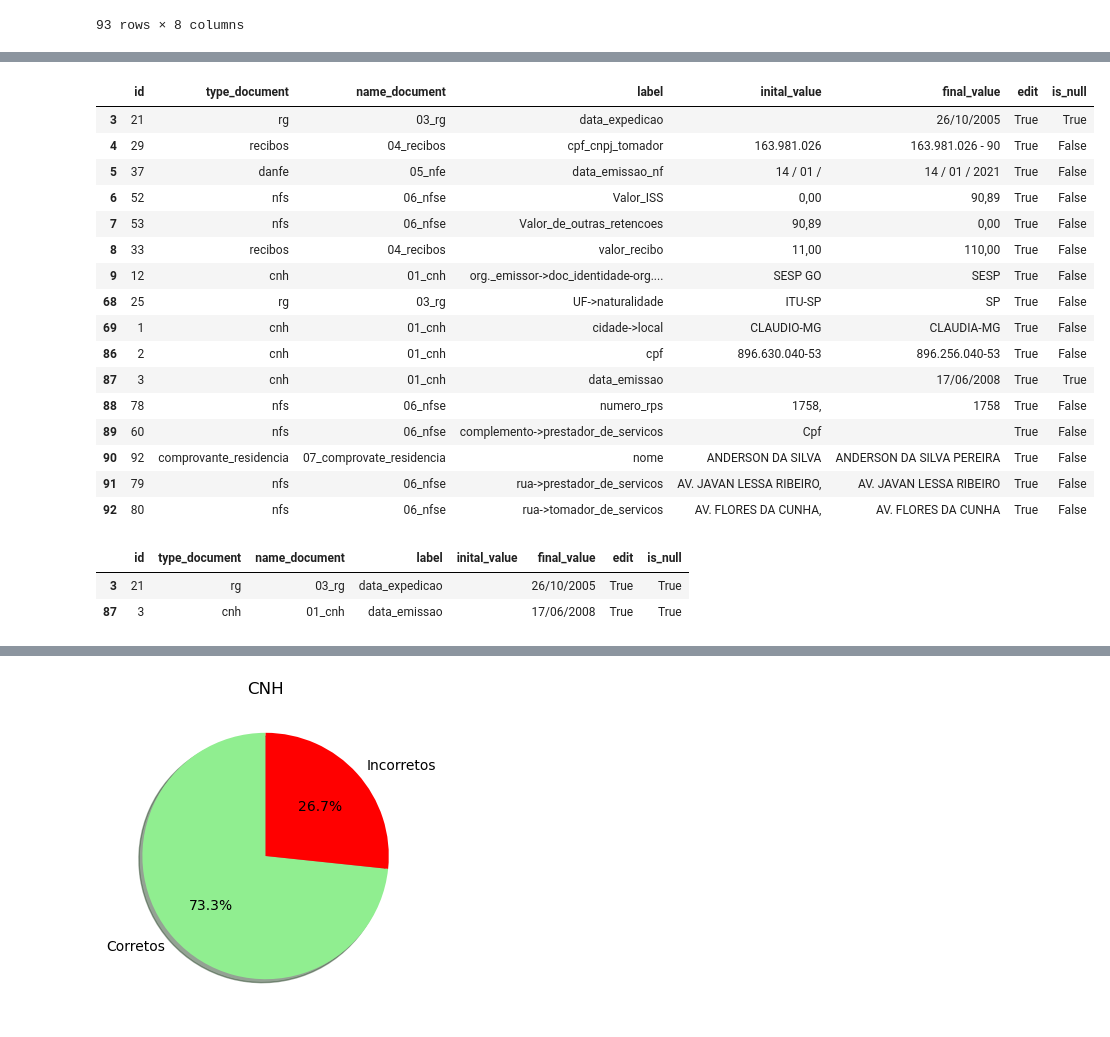
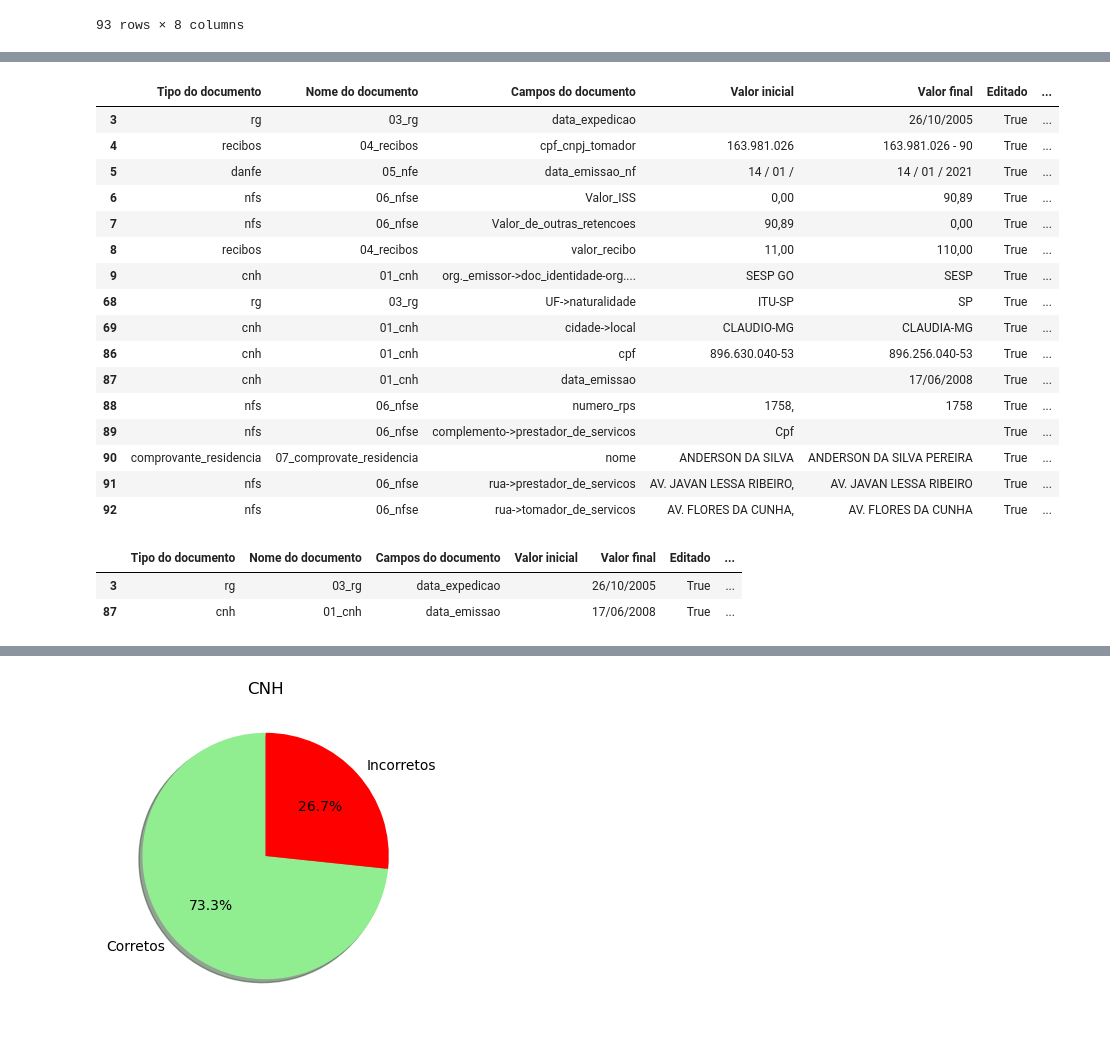
Before and after one commit to giclocate/data-analysis-di2win, a Jupyter notebook: main.ipynb, the cells around one changed output, grey strips where cells are left out. Cells and saved outputs as stored; diff of their text form; code cells hidden in the pictures.

```diff
--- a/main.ipynb
+++ b/main.ipynb
@@ -41,3 +41,13 @@ display(df)
 | 91 | 79 | nfs | 06_nfse | rua->prestador_de_servicos | AV. JAVAN LESSA RIBEIRO, | AV. JAVAN LESSA RIBEIRO | True | False |
 | 92 | 80 | nfs | 06_nfse | rua->tomador_de_servicos | AV. FLORES DA CUNHA, | AV. FLORES DA CUNHA | True | False |
 93 rows × 8 columns
+# %%
+df.rename(columns={
+    'type_document': 'Tipo do documento',
+    'name_document': 'Nome do documento',
+    'label': 'Campos do documento',
+    'inital_value': 'Valor inicial',
+    'final_value': 'Valor final',
+    'edit': 'Editado',
+    'is_null': 'Vazio'
+}, inplace=True)
@@ -44,36 +70,38 @@ display(df)
+# %%
+df.drop(columns=['id'], inplace=True)  # Remove a coluna 'id'
 # %%
 # dados incorretos
 
-df_incorrect = df[df['edit'] == True]
+df_incorrect = df[df['Editado'] == True]
 
 display(df_incorrect)
 # %% [output]
-|  | id | type_document | name_document | label | inital_value | final_value | edit | is_null |
-| 3 | 21 | rg | 03_rg | data_expedicao |  | 26/10/2005 | True | True |
-| 4 | 29 | recibos | 04_recibos | cpf_cnpj_tomador | 163.981.026 | 163.981.026 - 90 | True | False |
-| 5 | 37 | danfe | 05_nfe | data_emissao_nf | 14 / 01 / | 14 / 01 / 2021 | True | False |
-| 6 | 52 | nfs | 06_nfse | Valor_ISS | 0,00 | 90,89 | True | False |
-| 7 | 53 | nfs | 06_nfse | Valor_de_outras_retencoes | 90,89 | 0,00 | True | False |
-| 8 | 33 | recibos | 04_recibos | valor_recibo | 11,00 | 110,00 | True | False |
-| 9 | 12 | cnh | 01_cnh | org._emissor->doc_identidade-org.... | SESP GO | SESP | True | False |
-| 68 | 25 | rg | 03_rg | UF->naturalidade | ITU-SP | SP | True | False |
-| 69 | 1 | cnh | 01_cnh | cidade->local | CLAUDIO-MG | CLAUDIA-MG | True | False |
-| 86 | 2 | cnh | 01_cnh | cpf | 896.630.040-53 | 896.256.040-53 | True | False |
-| 87 | 3 | cnh | 01_cnh | data_emissao |  | 17/06/2008 | True | True |
-| 88 | 78 | nfs | 06_nfse | numero_rps | 1758, | 1758 | True | False |
-| 89 | 60 | nfs | 06_nfse | complemento->prestador_de_servicos | Cpf |  | True | False |
-| 90 | 92 | comprovante_residencia | 07_comprovate_residencia | nome | ANDERSON DA SILVA | ANDERSON DA SILVA PEREIRA | True | False |
-| 91 | 79 | nfs | 06_nfse | rua->prestador_de_servicos | AV. JAVAN LESSA RIBEIRO, | AV. JAVAN LESSA RIBEIRO | True | False |
-| 92 | 80 | nfs | 06_nfse | rua->tomador_de_servicos | AV. FLORES DA CUNHA, | AV. FLORES DA CUNHA | True | False |
+|  | Tipo do documento | Nome do documento | Campos do documento | Valor inicial | Valor final | Editado | ... |
+| 3 | rg | 03_rg | data_expedicao |  | 26/10/2005 | True | ... |
+| 4 | recibos | 04_recibos | cpf_cnpj_tomador | 163.981.026 | 163.981.026 - 90 | True | ... |
+| 5 | danfe | 05_nfe | data_emissao_nf | 14 / 01 / | 14 / 01 / 2021 | True | ... |
+| 6 | nfs | 06_nfse | Valor_ISS | 0,00 | 90,89 | True | ... |
+| 7 | nfs | 06_nfse | Valor_de_outras_retencoes | 90,89 | 0,00 | True | ... |
+| 8 | recibos | 04_recibos | valor_recibo | 11,00 | 110,00 | True | ... |
+| 9 | cnh | 01_cnh | org._emissor->doc_identidade-org.... | SESP GO | SESP | True | ... |
+| 68 | rg | 03_rg | UF->naturalidade | ITU-SP | SP | True | ... |
+| 69 | cnh | 01_cnh | cidade->local | CLAUDIO-MG | CLAUDIA-MG | True | ... |
+| 86 | cnh | 01_cnh | cpf | 896.630.040-53 | 896.256.040-53 | True | ... |
+| 87 | cnh | 01_cnh | data_emissao |  | 17/06/2008 | True | ... |
+| 88 | nfs | 06_nfse | numero_rps | 1758, | 1758 | True | ... |
+| 89 | nfs | 06_nfse | complemento->prestador_de_servicos | Cpf |  | True | ... |
+| 90 | comprovante_residencia | 07_comprovate_residencia | nome | ANDERSON DA SILVA | ANDERSON DA SILVA PEREIRA | True | ... |
+| 91 | nfs | 06_nfse | rua->prestador_de_servicos | AV. JAVAN LESSA RIBEIRO, | AV. JAVAN LESSA RIBEIRO | True | ... |
+| 92 | nfs | 06_nfse | rua->tomador_de_servicos | AV. FLORES DA CUNHA, | AV. FLORES DA CUNHA | True | ... |
 # %%
 #dados que não pertencem ao documento
 
-df_null = df[df['is_null'] == True]
+df_null = df[df['Vazio'] == True]
 display(df_null)
 # %% [output]
-|  | id | type_document | name_document | label | inital_value | final_value | edit | is_null |
-| 3 | 21 | rg | 03_rg | data_expedicao |  | 26/10/2005 | True | True |
-| 87 | 3 | cnh | 01_cnh | data_emissao |  | 17/06/2008 | True | True |
+|  | Tipo do documento | Nome do documento | Campos do documento | Valor inicial | Valor final | Editado | ... |
+| 3 | rg | 03_rg | data_expedicao |  | 26/10/2005 | True | ... |
+| 87 | cnh | 01_cnh | data_emissao |  | 17/06/2008 | True | ... |
 # %%
 #dados corretos
 
```
Also changed, not shown: parts of 9 cells of this notebook.
